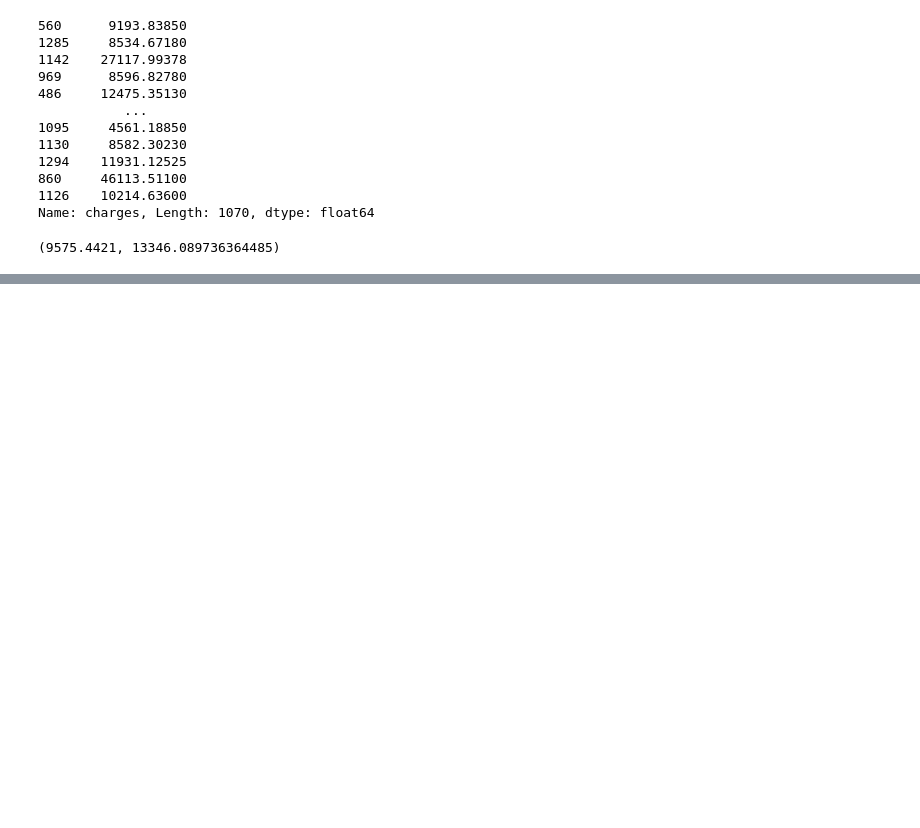
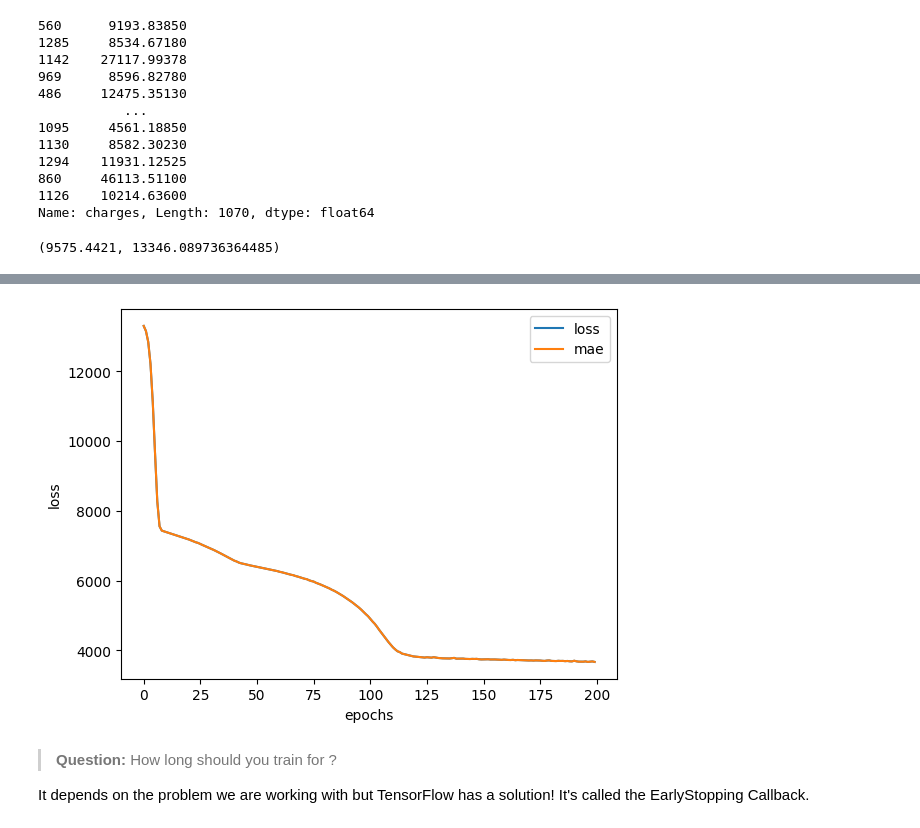
Before and after one commit to sagar2582/TensorFlow, a Jupyter notebook: 01_neural_network_regression_with_tensorflow.ipynb, the cells around one changed output, grey strips where cells are left out. Drawn from its saved outputs; the diff is of its cells as text; code cells hidden in the pictures; blank space fills up the shorter version.

Commit message:
model imporvement

```diff
--- a/01_neural_network_regression_with_tensorflow.ipynb
+++ b/01_neural_network_regression_with_tensorflow.ipynb
@@ -880,0 +884,18 @@ y_train.median(), y_train.mean()
+# %%
+# Random seed
+tf.random.set_seed(42)
+
+# Create a model
+insurance_model_2 = tf.keras.Sequential([
+    tf.keras.layers.Dense(100),
+    tf.keras.layers.Dense(10),
+    tf.keras.layers.Dense(1)
+])
+
+# Compile the model
+insurance_model_2.compile(loss=tf.keras.losses.mae,
+                          optimizer=tf.keras.optimizers.Adam(),
+                          metrics=["mae"])
+
+# Fit the model
+insurance_model_2.fit(X_train, y_train, epochs = 100, verbose=1)
@@ -880,0 +929,18 @@ y_train.median(), y_train.mean()
+# %%
+# set random seed
+tf.random.set_seed(42)
+
+# Create the model
+insurance_model_3 = tf.keras.Sequential([
+    tf.keras.layers.Dense(100),
+    tf.keras.layers.Dense(10),
+    tf.keras.layers.Dense(1)
+])
+
+# Compile the model
+insurance_model_3.compile(loss=tf.keras.losses.mae,
+                          optimizer=tf.keras.optimizers.Adam(),
+                          metrics=["mae"])
+
+# Fit the model
+history = insurance_model_3.fit(X_train, y_train, epochs=200)
@@ -880,0 +977,10 @@ y_train.median(), y_train.mean()
+# %%
+pd.DataFrame(history.history).plot()
+plt.ylabel("loss")
+plt.xlabel("epochs");
+# %% [output]
+[figure, added]
+# %% [markdown]
+> **Question:** How long should you train for ?
+
+It depends on the problem we are working with but TensorFlow has a solution! It's called the EarlyStopping Callback.
```
Also changed, not shown: parts of 11 cells of this notebook.
